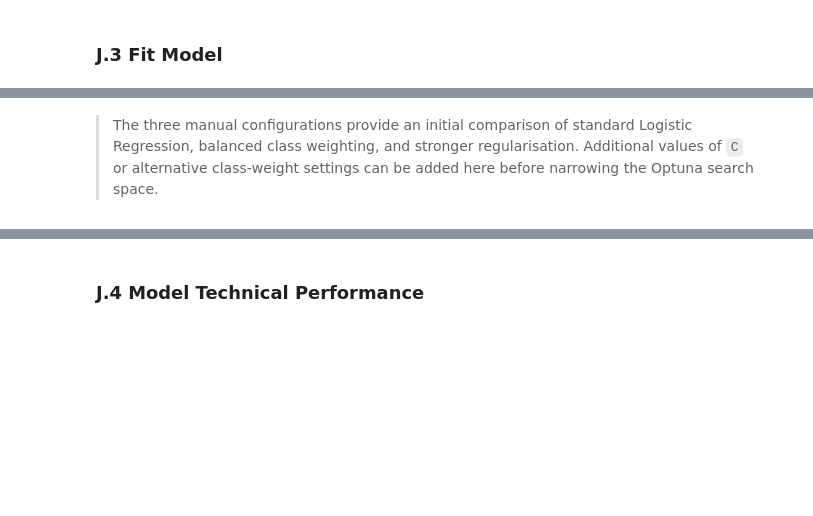
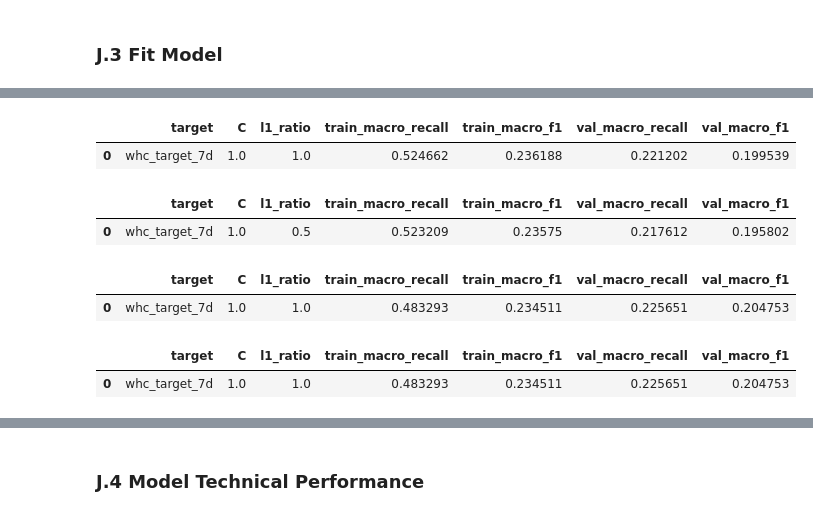
Before and after one commit to RP28/36120-26SP-AT2-26294153-experiments, a Jupyter notebook: notebooks/weather_hazard/36120_26SP_AT2_26294153_experiment_1.ipynb, the cells around one changed output, grey strips where cells are left out. Saved outputs shown, nothing was run; the diff lists cells and outputs as text; code cells hidden in the pictures; blank space fills up the shorter version.

```diff
--- a/notebooks/weather_hazard/36120_26SP_AT2_26294153_experiment_1.ipynb
+++ b/notebooks/weather_hazard/36120_26SP_AT2_26294153_experiment_1.ipynb
@@ -1540,18 +1416,48 @@ display(metric_df1)
 # %%
 metric_df2, models2 = test_models(
     weather_df,
     data_preprocessing_pipeline,
     C=1.0,
-    class_weight="balanced",
-)  # Balanced class weighting
+    l1_ratio=1.0,
+    smote_k_neighbors=3
+)  # Lasso Regression
 display(metric_df2)
+# %% [output]
+|  | target | C | l1_ratio | train_macro_recall | train_macro_f1 | val_macro_recall | val_macro_f1 |
+| 0 | whc_target_7d | 1.0 | 1.0 | 0.524662 | 0.236188 | 0.221202 | 0.199539 |
 # %%
 metric_df3, models3 = test_models(
     weather_df,
     data_preprocessing_pipeline,
-    C=0.1,
-    class_weight="balanced",
-)  # Stronger L2 regularisation with balanced weighting
+    C=1.0,
+    l1_ratio=0.5,
+    smote_k_neighbors=3
+)  # Balanced Elastic Net Regression
 display(metric_df3)
+# %% [output]
+|  | target | C | l1_ratio | train_macro_recall | train_macro_f1 | val_macro_recall | val_macro_f1 |
+| 0 | whc_target_7d | 1.0 | 0.5 | 0.523209 | 0.23575 | 0.217612 | 0.195802 |
-# %% [markdown]
-> The three manual configurations provide an initial comparison of standard Logistic Regression, balanced class weighting, and stronger regularisation. Additional values of `C` or alternative class-weight settings can be added here before narrowing the Optuna search space.
+# %%
+metric_df4, models4 = test_models(
+    weather_df,
+    data_preprocessing_pipeline,
+    C=1.0,
+    l1_ratio=1.0,
+    smote_k_neighbors=7
+)  # Lasso Regression with higher k
+display(metric_df4)
+# %% [output]
+|  | target | C | l1_ratio | train_macro_recall | train_macro_f1 | val_macro_recall | val_macro_f1 |
+| 0 | whc_target_7d | 1.0 | 1.0 | 0.483293 | 0.234511 | 0.225651 | 0.204753 |
+# %%
+metric_df5, models5 = test_models(
+    weather_df,
+    data_preprocessing_pipeline,
+    C=1.0,
+    l1_ratio=1.0,
+    smote_k_neighbors=6
+)  # Lasso Regression with lower k
+display(metric_df4)
+# %% [output]
+|  | target | C | l1_ratio | train_macro_recall | train_macro_f1 | val_macro_recall | val_macro_f1 |
+| 0 | whc_target_7d | 1.0 | 1.0 | 0.483293 | 0.234511 | 0.225651 | 0.204753 |
```
Also changed, not shown: parts of 43 cells of this notebook, 2 other files.
